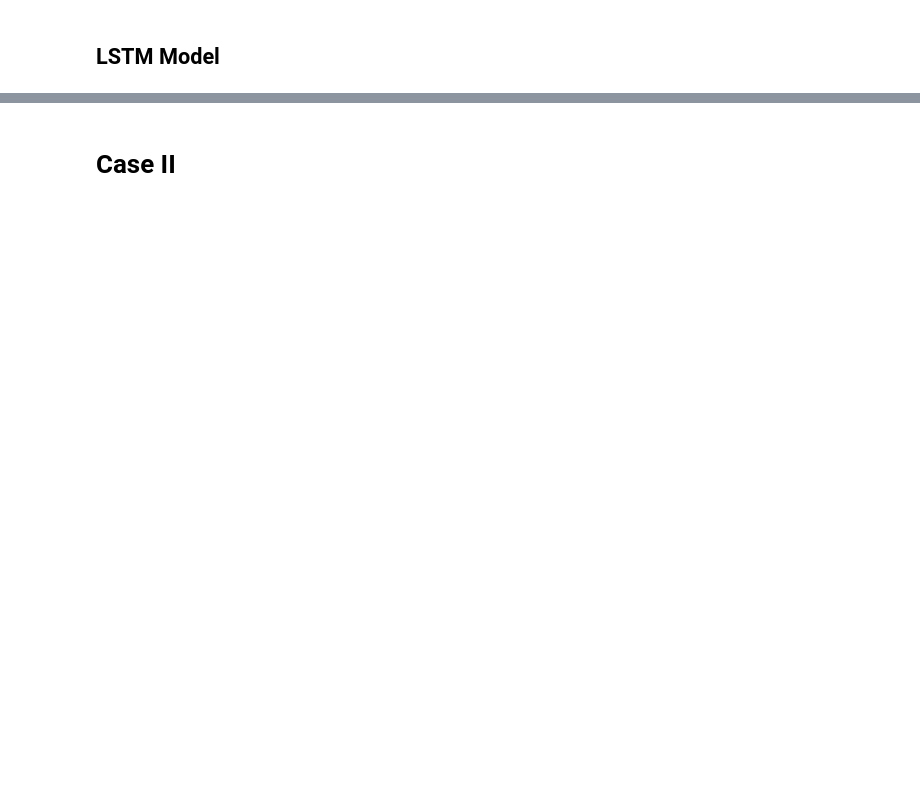
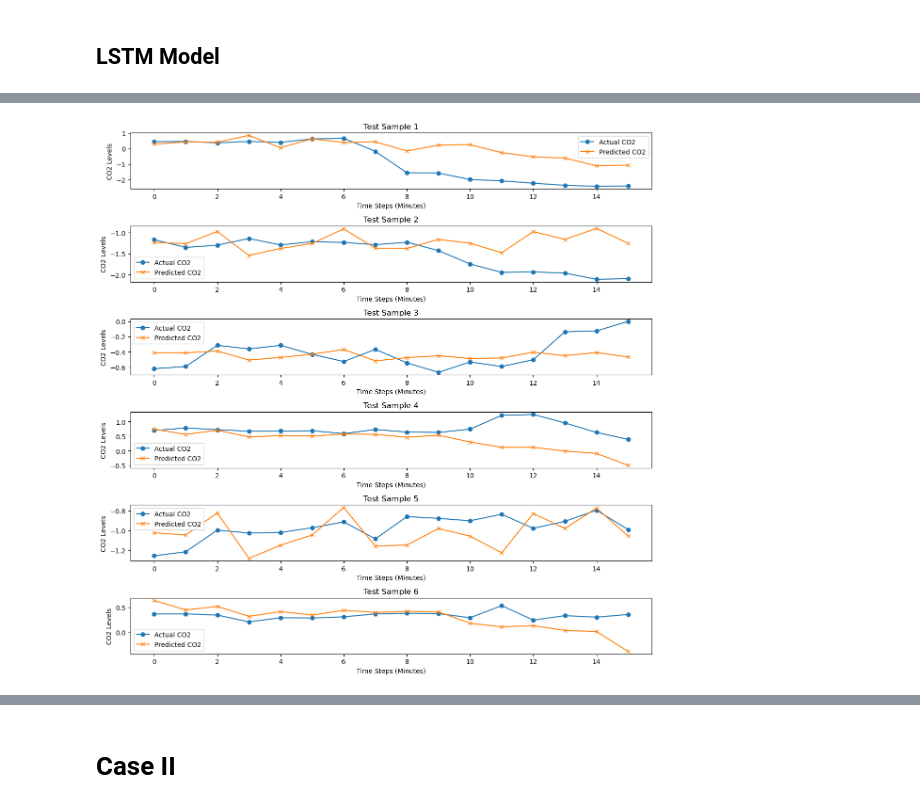
Before and after one commit to coreyddsc/aranet4-project, a Jupyter notebook: coreyd.dsc_temporary/lecture_tf_lstm_rnn.ipynb, the cells around one changed output, grey strips where cells are left out. Saved outputs shown, nothing was run; the diff lists cells and outputs as text; code cells hidden in the pictures; blank space fills up the shorter version.

```diff
--- a/coreyd.dsc_temporary/lecture_tf_lstm_rnn.ipynb
+++ b/coreyd.dsc_temporary/lecture_tf_lstm_rnn.ipynb
@@ -179,7 +219,7 @@ T_scaled = scaler.fit_transform(T_2d)
 T_scaled_3d = T_scaled.reshape(T.shape[0], T.shape[1], T.shape[2])
 
 # Split into training and test/validation sets
-T_train, T_test, y_train, y_test = train_test_split(T_scaled_3d, y, test_size=5, random_state=42, stratify=y)
+T_train, T_test, y_train, y_test = train_test_split(T_scaled_3d, y, test_size=6, random_state=42, stratify=y)
 
 print("X_train shape:", T_train.shape)
 print("y_train shape:", y_train.shape)
@@ -276,8 +363,7 @@ print("y_train shape:", y_train.shape)
 print("X_test shape:", X_test.shape)
 print("y_test shape:", y_test.shape)
 
-# Set random seed for reproducibility
-tf.random.set_seed(42)
+
 
 # # Define the model
 # model = tf.keras.Sequential([
@@ -301,7 +387,7 @@ model.add(tf.keras.layers.Reshape((16, 12)))  # Reshape output to match (8, 20)
 
 
 # Define early stopping callback
-early_stopping = EarlyStopping(monitor='val_loss', patience=25, restore_best_weights=True)
+early_stopping = EarlyStopping(monitor='val_mae', patience=40, restore_best_weights=True)
 
 # Define optimizer
 opt = tf.keras.optimizers.SGD(learning_rate=0.01, momentum=0.9)
@@ -400,22 +518,24 @@ plt.show()
 # %%
 # Assuming y_pred_co2 and y_true_co2 are available from the model's predictions
 
 # Calculate the number of test samples
 n_test_samples = y_test.shape[0]
 
 # Setup the plot
-plt.figure(figsize=(12, 8))
+plt.figure(figsize=(12, 12))
 for i in range(n_test_samples):
     plt.subplot(n_test_samples, 1, i + 1)
     plt.plot(y_true_co2[i], label='Actual CO2', marker='o')
     plt.plot(y_pred_co2[i], label='Predicted CO2', marker='x')
     plt.title(f'Test Sample {i+1}')
     plt.xlabel('Time Steps (Minutes)')
     plt.ylabel('CO2 Levels')
     plt.legend()
 
 plt.tight_layout()
 plt.show()
+# %% [output]
+[figure, added]
 # %%
 import matplotlib.pyplot as plt
 import numpy as np
```
Also changed, not shown: parts of 31 cells of this notebook, 1 other file.
